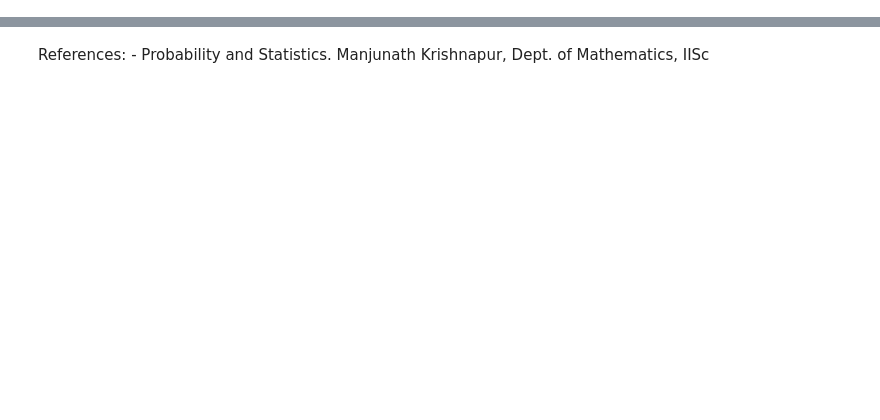
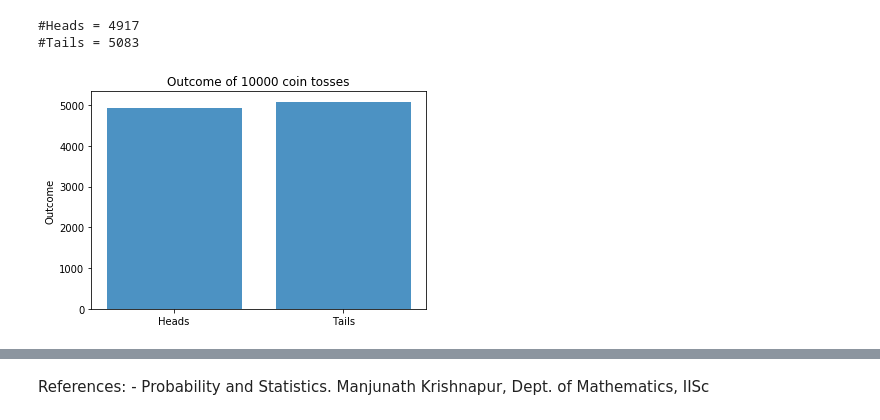
Before and after one commit to AbstractGeek/rusmalai-math-workshop, a Jupyter notebook: Day1/Day1.ipynb, the cells around one changed output, grey strips where cells are left out. Saved outputs shown, nothing was run; the diff lists cells and outputs as text; code cells hidden in the pictures; blank space fills up the shorter version.

```diff
--- a/Day1/Day1.ipynb
+++ b/Day1/Day1.ipynb
@@ -8,0 +68,23 @@ There are many situations where we have to make a decision under uncertainty. A
+# %%
+from random import randint
+import numpy as np
+import matplotlib.pyplot as plt
+num = 10000
+flips = [randint(0,1) for r in range(num)]
+# flips = [np.random.binomial(1,0.1) for r in range(num)]
+n_Tails = sum(flips)
+n_Heads = num - n_Tails
+events = ('Heads', 'Tails')
+e_pos = np.arange(len(events))
+outcome = [n_Heads, n_Tails]
+plt.bar(e_pos, outcome, align='center', alpha=0.8)
+plt.xticks(e_pos, events)
+plt.ylabel('Outcome')
+plt.title('Outcome of %d coin tosses' %num)
+print("#Heads =", n_Heads)
+print("#Tails =", n_Tails)
+plt.show()
+# %% [output]
+#Heads = 4917
+#Tails = 5083
+[figure, added]
```
Also changed, not shown: parts of 24 cells of this notebook.
